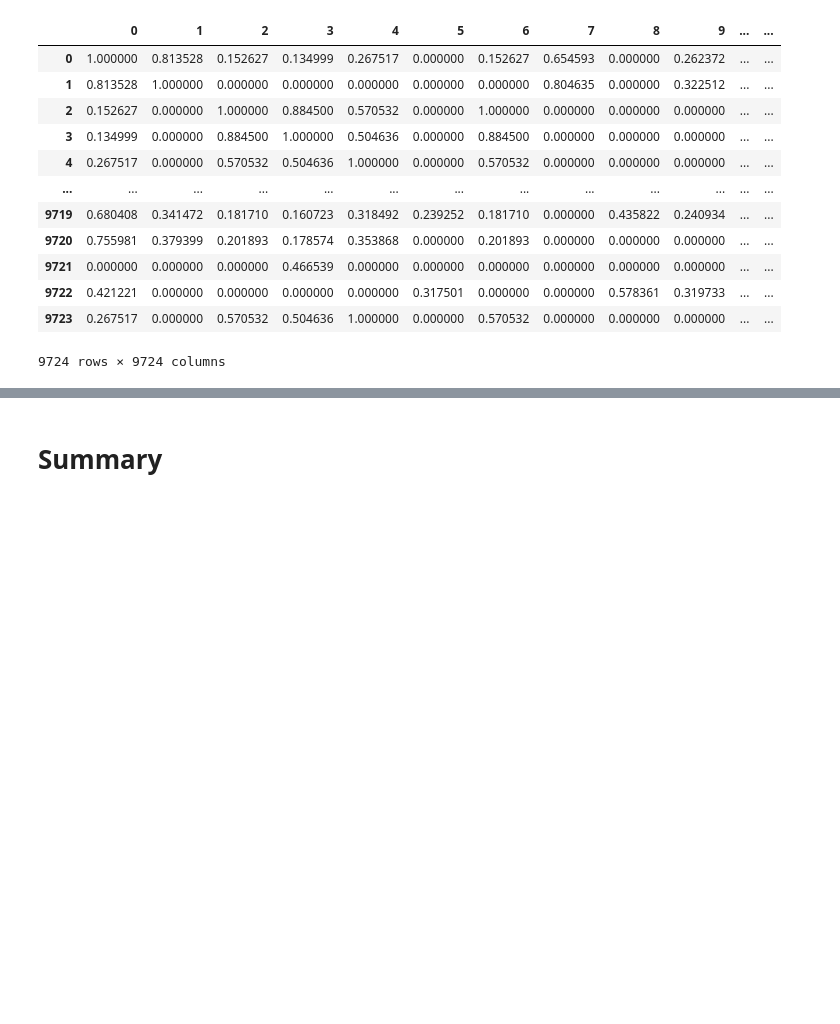
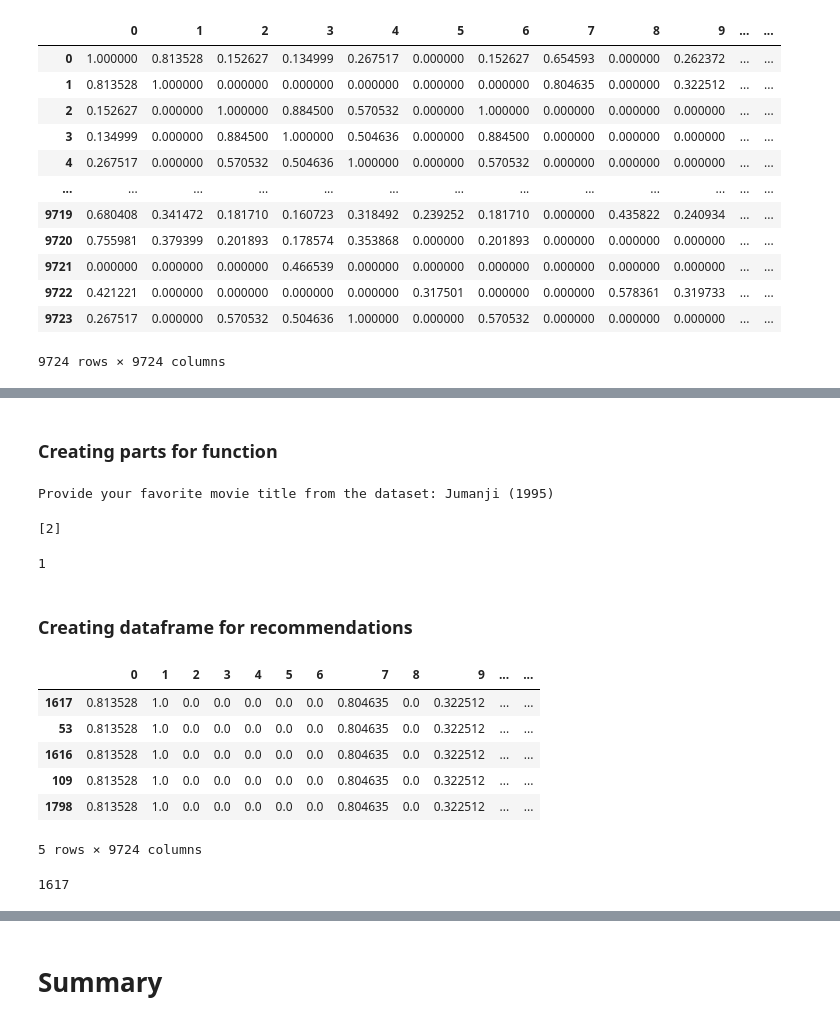
Before and after one commit to mccafj/MovieLens-Recommendation-System, a Jupyter notebook: Final Notebook MovieLens Recommendation System.ipynb, the cells around one changed output, grey strips where cells are left out. Cells and saved outputs as stored; diff of their text form; code cells hidden in the pictures; blank space fills up the shorter version.

```diff
--- a/Final Notebook MovieLens Recommendation System.ipynb
+++ b/Final Notebook MovieLens Recommendation System.ipynb
@@ -1260,6 +1308,6 @@ model_df.shape
 # %%
-# instantiating Cosine Similarity on our dense dataframe: model_df
-cosine_sim = cosine_similarity(model_df)
+# instantiating Cosine Similarity on our dense dataframe: dense_df
+cosine_sim = cosine_similarity(dense_df)
 # %%
 # sample row, illustrating similarity (0-1) of the 1st movie entry relative to all other movies
 cosine_sim[0]
@@ -1267,9 +1315,9 @@ cosine_sim[0]
 array([1.        , 0.81352752, 0.15262722, ..., 0.        , 0.42122062,
        0.26751731])
 # %%
-# creating dataframe from cosine similarity matrix, indexed on model_df
-df_sim = pd.DataFrame(data=cosine_sim, index=model_df.index)
-df_sim
+# creating dataframe from cosine similarity matrix, indexed on dense_df
+df_cos = pd.DataFrame(data=cosine_sim)
+df_cos
 
 # note 9724 x 9724 matrix for all remaining unique movies
 # %% [output]
@@ -1376,0 +1337,38 @@ genre_recommendations('Good Will Hunting (1997)').head(20)
+# %% [markdown]
+### Creating parts for function
+# %%
+movie_title = input('Provide your favorite movie title from the dataset: ')
+# %% [output]
+Provide your favorite movie title from the dataset: Jumanji (1995)
+# %%
+movie_idx_1 = df_subset.index[df_subset['title'] == movie_title].tolist()
+movie_idx_1
+# %% [output]
+[2]
+# %%
+# the above index value is off by 1, and it's in a list, so...
+movie_idx_2 = movie_idx_1[0] - 1
+movie_idx_2
+# %% [output]
+1
+# %% [markdown]
+### Creating dataframe for recommendations
+# %%
+recs_df = df_cos.sort_values(by=[1], ascending=False)[0:5]
+recs_df
+
+# note all the '1.0' in the '1' column, indicating exact genre matches
+# %% [output]
+|  | 0 | 1 | 2 | 3 | 4 | 5 | 6 | 7 | 8 | 9 | ... | ... |
+| 1617 | 0.813528 | 1.0 | 0.0 | 0.0 | 0.0 | 0.0 | 0.0 | 0.804635 | 0.0 | 0.322512 | ... | ... |
+| 53 | 0.813528 | 1.0 | 0.0 | 0.0 | 0.0 | 0.0 | 0.0 | 0.804635 | 0.0 | 0.322512 | ... | ... |
+| 1616 | 0.813528 | 1.0 | 0.0 | 0.0 | 0.0 | 0.0 | 0.0 | 0.804635 | 0.0 | 0.322512 | ... | ... |
+| 109 | 0.813528 | 1.0 | 0.0 | 0.0 | 0.0 | 0.0 | 0.0 | 0.804635 | 0.0 | 0.322512 | ... | ... |
+| 1798 | 0.813528 | 1.0 | 0.0 | 0.0 | 0.0 | 0.0 | 0.0 | 0.804635 | 0.0 | 0.322512 | ... | ... |
+5 rows × 9724 columns
+# %%
+# pulling out individual index numbers from total recs_list
+recs_list = recs_df.index.tolist()
+recs_list[0]
+# %% [output]
+1617
```
Also changed, not shown: parts of 57 cells of this notebook, 1 other file.
